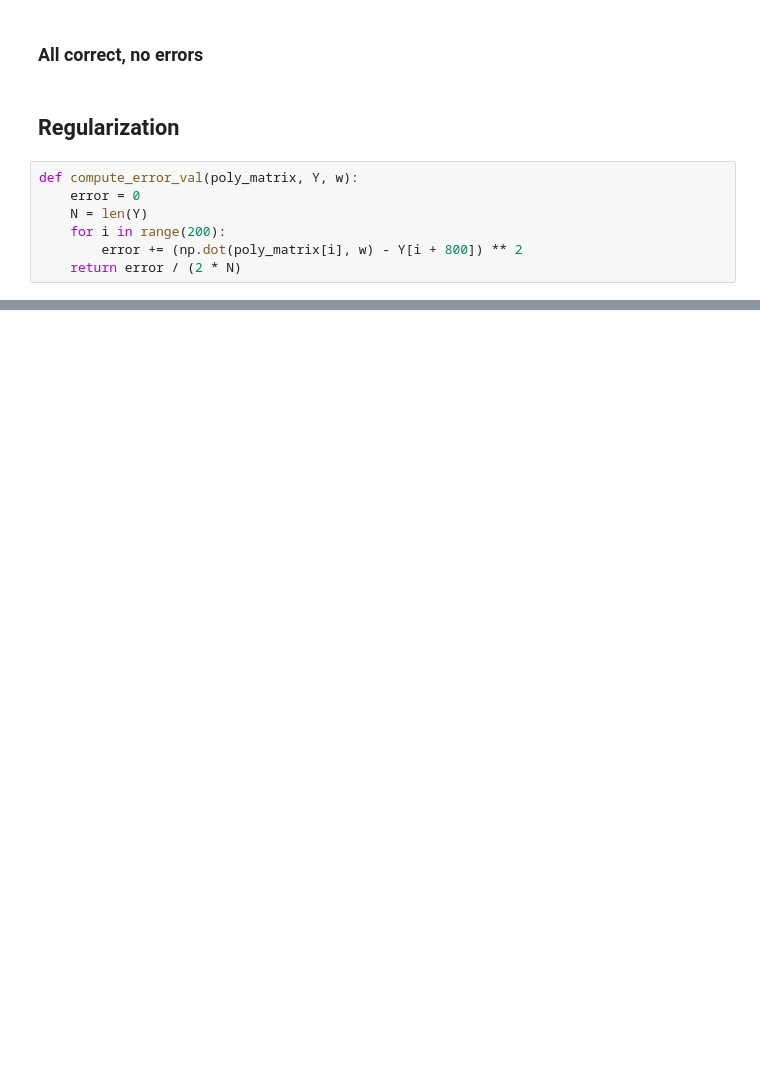
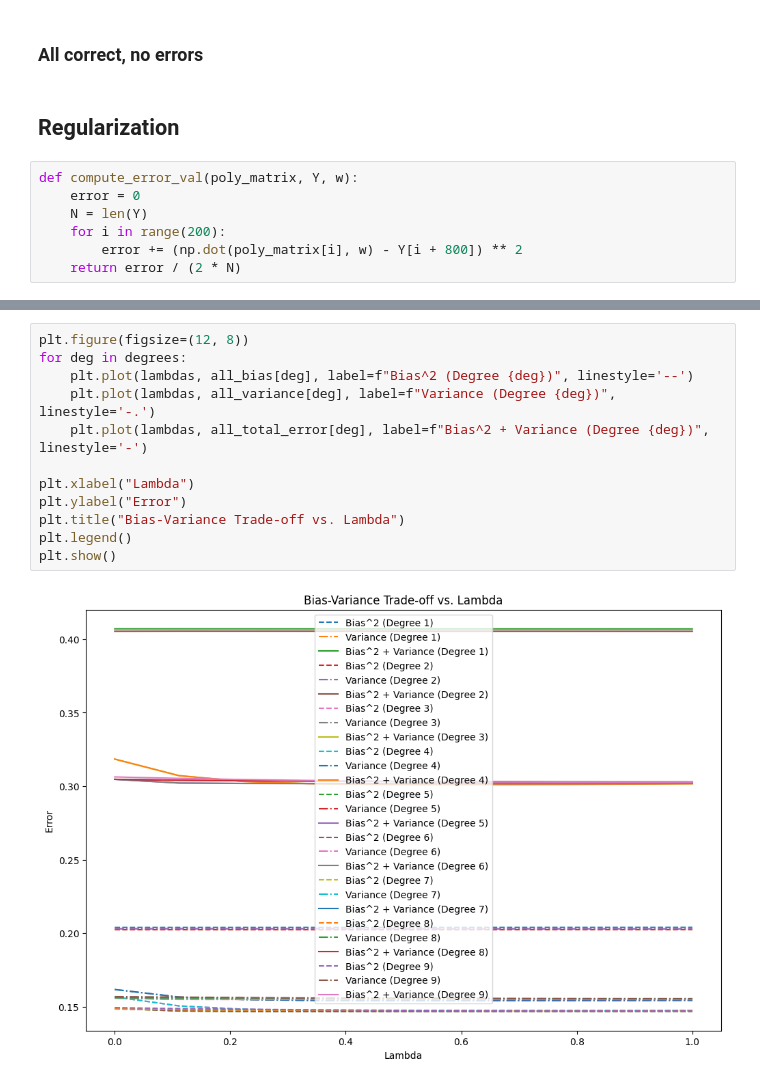
Before and after one commit to RastogiAdit/FODS-Assignment_1, a Jupyter notebook: Assignment-1.ipynb, the cells around one changed output, grey strips where cells are left out. Cells and saved outputs as stored; diff of their text form; blank space fills up the shorter version.

```diff
--- a/Assignment-1.ipynb
+++ b/Assignment-1.ipynb
@@ -282,0 +280,14 @@ plt.show()
+# %%
+plt.figure(figsize=(12, 8))
+for deg in degrees:
+    plt.plot(lambdas, all_bias[deg], label=f"Bias^2 (Degree {deg})", linestyle='--')
+    plt.plot(lambdas, all_variance[deg], label=f"Variance (Degree {deg})", linestyle='-.')
+    plt.plot(lambdas, all_total_error[deg], label=f"Bias^2 + Variance (Degree {deg})", linestyle='-')
+
+plt.xlabel("Lambda")
+plt.ylabel("Error")
+plt.title("Bias-Variance Trade-off vs. Lambda")
+plt.legend()
+plt.show()
+# %% [output]
+[figure, added]
```
Also changed, not shown: parts of 9 cells of this notebook, 1 other file.
